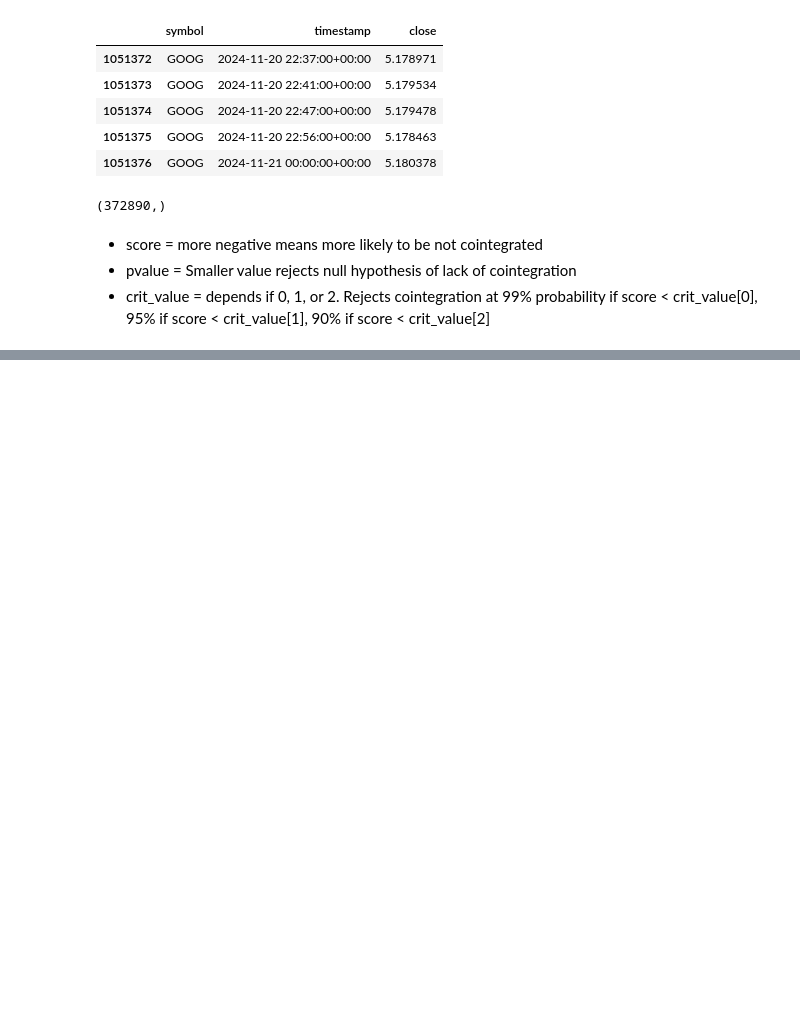
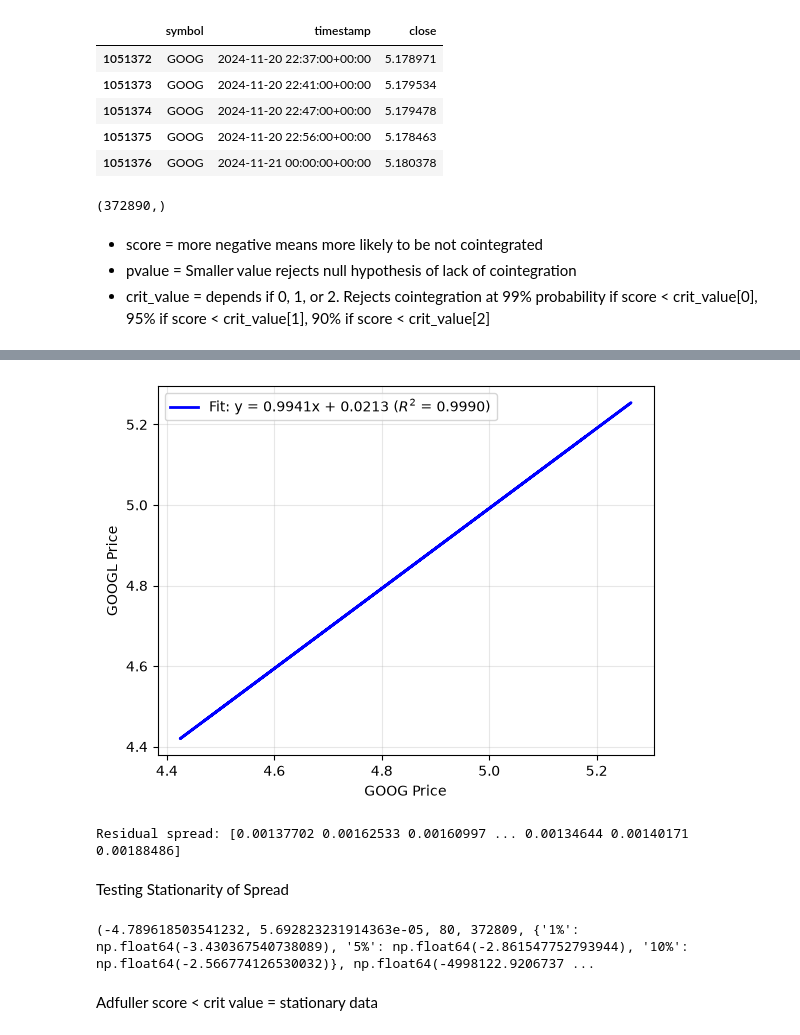
Before and after one commit to LeCodeChef/Basic-Pairs-Trader, a Jupyter notebook: research_notebooks/researchGOOG_GOOGL.ipynb, the cells around one changed output, grey strips where cells are left out. Saved outputs shown, nothing was run; the diff lists cells and outputs as text; code cells hidden in the pictures; blank space fills up the shorter version.

```diff
--- a/research_notebooks/researchGOOG_GOOGL.ipynb
+++ b/research_notebooks/researchGOOG_GOOGL.ipynb
@@ -73,0 +78,4 @@ Conclusion: NVDA and AMD aren't cointegrated, and thus can't be used for pairs t
+# %%
+slope, intercept = np.polyfit(x, y, deg=1)
+# %%
+y_prediction = slope * x + intercept
@@ -73,0 +92,23 @@ Conclusion: NVDA and AMD aren't cointegrated, and thus can't be used for pairs t
+# %%
+sort_idx = np.argsort(x)
+plt.plot(
+    x[sort_idx],
+    y_prediction[sort_idx],
+    color = "blue",
+    linewidth=2,
+    label = f"Fit: y = {slope:.4f}x + {intercept:.4f} ($R^2$ = {r_squared:.4f})"
+)
+plt.xlabel("GOOG Price")
+plt.ylabel('GOOGL Price')
+plt.legend()
+plt.grid(True, alpha = 0.3)
+plt.show()
+# %% [output]
+[figure, added]
+# %%
+residual_spread = y - y_prediction
+print(f"Residual spread: {residual_spread}")
+# %% [output]
+Residual spread: [0.00137702 0.00162533 0.00160997 ... 0.00134644 0.00140171 0.00188486]
+# %% [markdown]
+Testing Stationarity of Spread
@@ -73,0 +117,6 @@ Conclusion: NVDA and AMD aren't cointegrated, and thus can't be used for pairs t
+# %%
+print(residual_spread_adfuller)
+# %% [output]
+(-4.789618503541232, 5.692823231914363e-05, 80, 372809, {'1%': np.float64(-3.430367540738089), '5%': np.float64(-2.861547752793944), '10%': np.float64(-2.566774126530032)}, np.float64(-4998122.9206737 ...
+# %% [markdown]
+Adfuller score < crit value = stationary data
```
Also changed, not shown: parts of 27 cells of this notebook, 12 other files.
